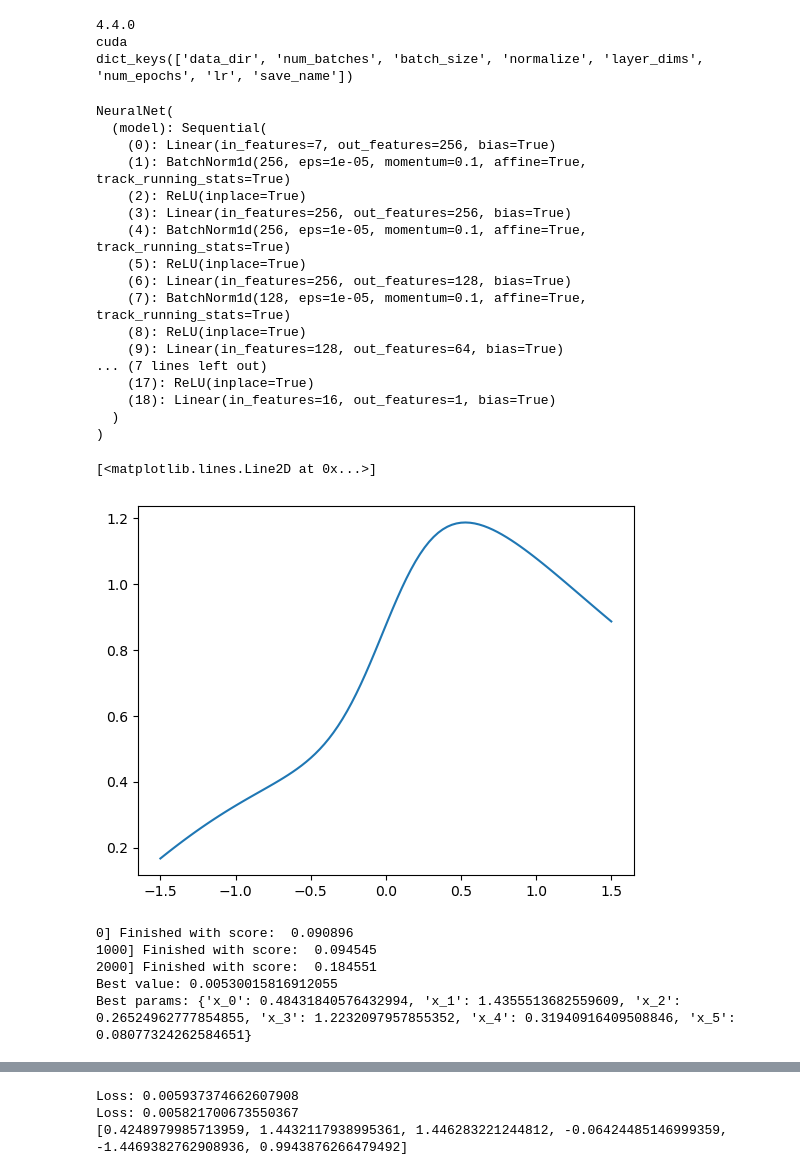
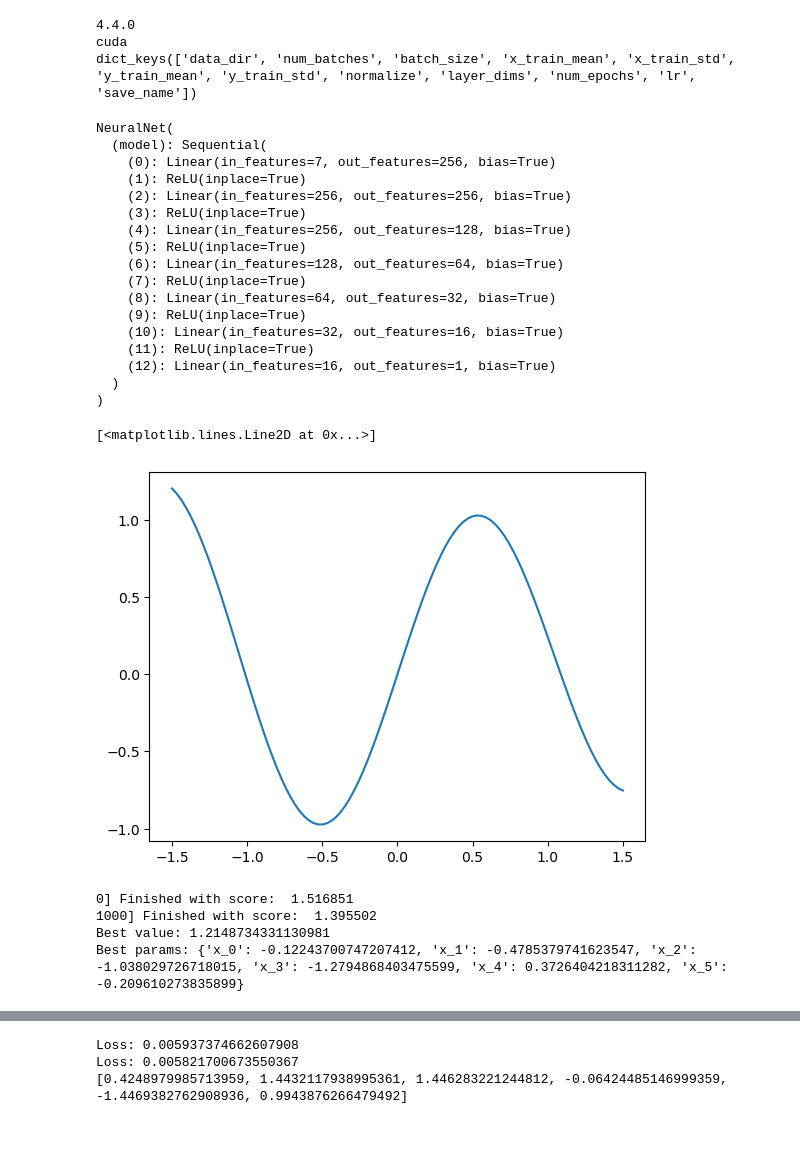
Before and after one commit to jwass1997/kmc_project, a Jupyter notebook: scripts/python_scripts/sm_testing.ipynb, the cells around one changed output, grey strips where cells are left out. Cells and saved outputs as stored; diff of their text form; code cells hidden in the pictures; blank space fills up the shorter version.

```diff
--- a/scripts/python_scripts/sm_testing.ipynb
+++ b/scripts/python_scripts/sm_testing.ipynb
@@ -26,60 +26,59 @@ in_volt_max = 1.5
 x_full_range = np.linspace(-1.5, 1.5, N)
 x_in_range = np.linspace(in_volt_min, in_volt_max, N)
 
-state_dict = torch.load("/home/hd/hd_hd/hd_gy283/kmc_project/models/sm_vMB_1e7.pth", weights_only=False, map_location=device)
+state_dict = torch.load("/home/hd/hd_hd/hd_gy283/kmc_project/models/sm_uni_1e7.pth", weights_only=False, map_location=device)
 print(state_dict["args"].keys())
 
-model = NeuralNet(layer_dims=state_dict["args"]["layer_dims"])
+model = NeuralNet(layer_dims=state_dict["args"]["layer_dims"], batch_norm=False)
 model.load_state_dict(state_dict=state_dict["model_state_dict"])
 
 model.eval()
 # %% [output]
 4.4.0
 cuda
-dict_keys(['data_dir', 'num_batches', 'batch_size', 'normalize', 'layer_dims', 'num_epochs', 'lr', 'save_name'])
+dict_keys(['data_dir', 'num_batches', 'batch_size', 'x_train_mean', 'x_train_std', 'y_train_mean', 'y_train_std', 'normalize', 'layer_dims', 'num_epochs', 'lr', 'save_name'])
 NeuralNet(
   (model): Sequential(
     (0): Linear(in_features=7, out_features=256, bias=True)
-    (1): BatchNorm1d(256, eps=1e-05, momentum=0.1, affine=True, track_running_stats=True)
-    (2): ReLU(inplace=True)
-    (3): Linear(in_features=256, out_features=256, bias=True)
-    (4): BatchNorm1d(256, eps=1e-05, momentum=0.1, affine=True, track_running_stats=True)
+    (1): ReLU(inplace=True)
+    (2): Linear(in_features=256, out_features=256, bias=True)
+    (3): ReLU(inplace=True)
+    (4): Linear(in_features=256, out_features=128, bias=True)
     (5): ReLU(inplace=True)
-    (6): Linear(in_features=256, out_features=128, bias=True)
-    (7): BatchNorm1d(128, eps=1e-05, momentum=0.1, affine=True, track_running_stats=True)
-    (8): ReLU(inplace=True)
-    (9): Linear(in_features=128, out_features=64, bias=True)
-... (7 lines left out)
-    (17): ReLU(inplace=True)
-    (18): Linear(in_features=16, out_features=1, bias=True)
+    (6): Linear(in_features=128, out_features=64, bias=True)
+    (7): ReLU(inplace=True)
+    (8): Linear(in_features=64, out_features=32, bias=True)
+    (9): ReLU(inplace=True)
+    (10): Linear(in_features=32, out_features=16, bias=True)
+    (11): ReLU(inplace=True)
+    (12): Linear(in_features=16, out_features=1, bias=True)
   )
 )
 # %%
 N = 100
 def target_function(t: torch.Tensor):
     N = t.shape[0]
     m = nn.ELU()
-    return -0.4*torch.cos(t+3.5) + torch.sigmoid(5*t)
+    return 0.1*t**2 + torch.sin(3*t)
 
 target = target_function(torch.linspace(in_volt_min, in_volt_max, N)).unsqueeze(1)
 plt.plot(np.linspace(in_volt_min, in_volt_max, N), target)
 # %% [output]
 [<matplotlib.lines.Line2D at 0x...>]
-[figure, old version]
+[figure, new version]
 # %%
 num_studies = 10
 best_vals = []
 
-study = find_control_voltages_1D(model=model, target=target, N=N, c_volt_min=c_volt_min, c_volt_max=c_volt_max, in_volt_min=in_volt_min, in_volt_max=in_volt_max, input_idx=0, n_startup_trials=500, n_trials=3000, PRINT_EVERY=1000)
+study = find_control_voltages_1D(model=model, target=target, N=N, c_volt_min=c_volt_min, c_volt_max=c_volt_max, in_volt_min=in_volt_min, in_volt_max=in_volt_max, input_idx=0, n_startup_trials=500, n_trials=1500, PRINT_EVERY=1000)
 
 print("Best value:", study.best_value)
 print("Best params:", study.best_params)
 # %% [output]
-0] Finished with score:  0.090896
-1000] Finished with score:  0.094545
-2000] Finished with score:  0.184551
-Best value: 0.00530015816912055
-Best params: {'x_0': 0.48431840576432994, 'x_1': 1.4355513682559609, 'x_2': 0.26524962777854855, 'x_3': 1.2232097957855352, 'x_4': 0.31940916409508846, 'x_5': 0.08077324262584651}
+0] Finished with score:  1.516851
+1000] Finished with score:  1.395502
+Best value: 1.2148734331130981
+Best params: {'x_0': -0.12243700747207412, 'x_1': -0.4785379741623547, 'x_2': -1.038029726718015, 'x_3': -1.2794868403475599, 'x_4': 0.3726404218311282, 'x_5': -0.209610273835899}
 # %%
 best_vals = []
 
```
Also changed, not shown: parts of 1 cell of this notebook, 6 other files.
